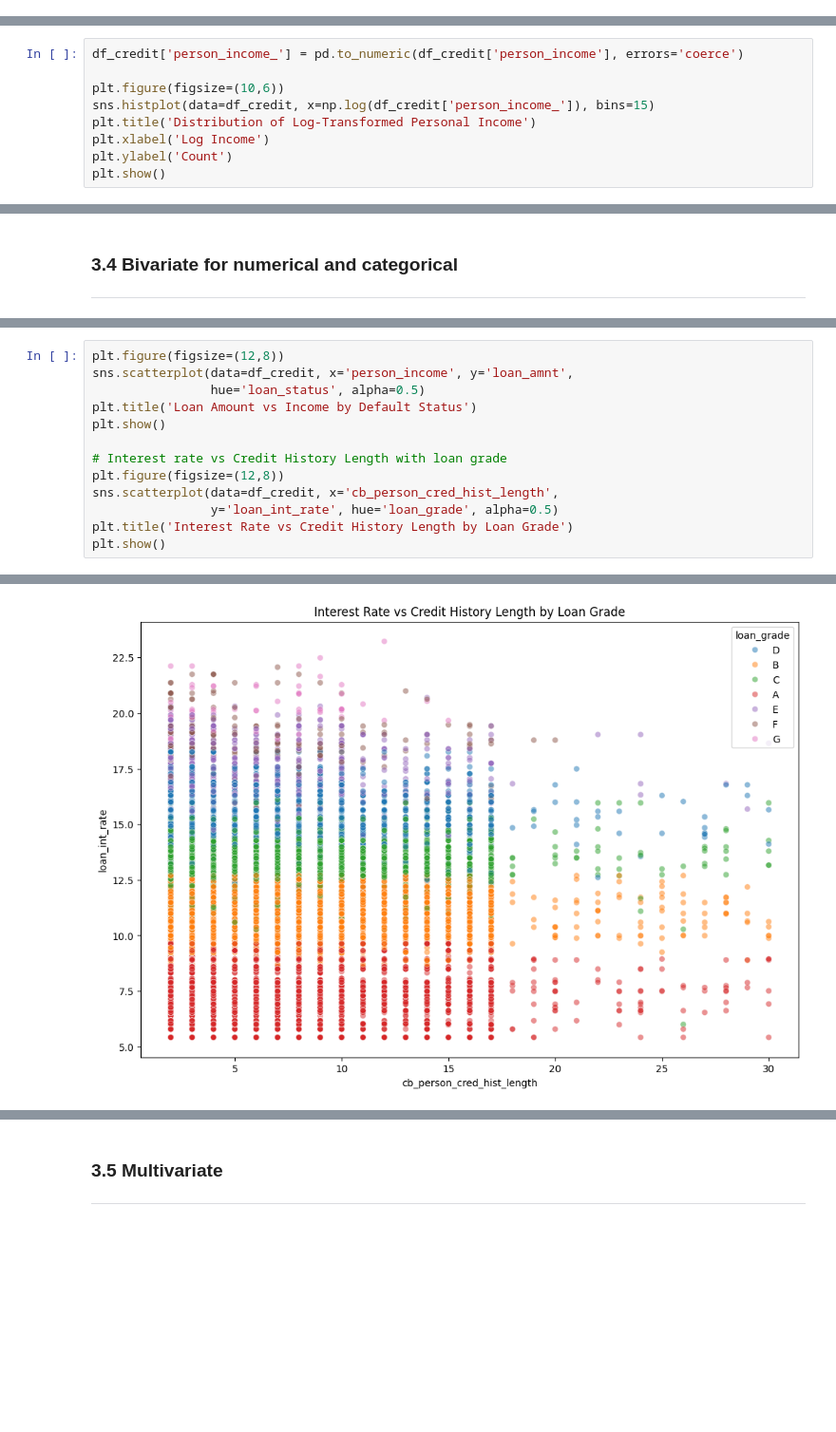
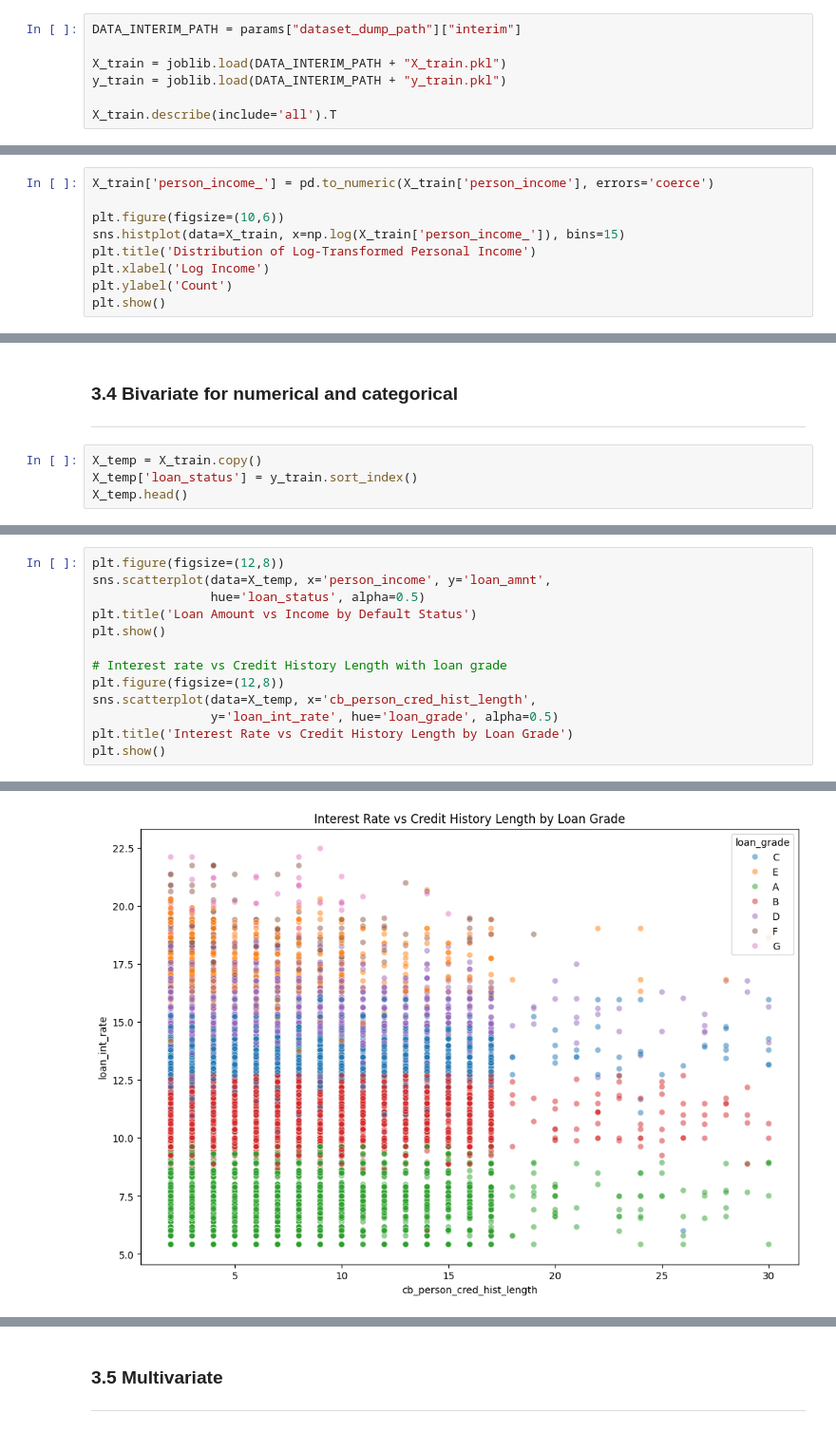
Before and after one commit to TOGICANDRA2734/Credit-Risk-Prediction, a Jupyter notebook: ml_process.ipynb, the cells around one changed output, grey strips where cells are left out. Shown at 95% size. Saved outputs shown, nothing was run; the diff lists cells and outputs as text; blank space fills up the shorter version.

```diff
--- a/ml_process.ipynb
+++ b/ml_process.ipynb
@@ -379,0 +364,7 @@ df_credit.describe(include='all').T
+# %%
+DATA_INTERIM_PATH = params["dataset_dump_path"]["interim"]
+
+X_train = joblib.load(DATA_INTERIM_PATH + "X_train.pkl")
+y_train = joblib.load(DATA_INTERIM_PATH + "y_train.pkl")
+
+X_train.describe(include='all').T
@@ -439,10 +454,10 @@ plt.show()
 #### **3.1.2 Income**
 ---
 # %%
-df_credit['person_income_'] = pd.to_numeric(df_credit['person_income'], errors='coerce')
+X_train['person_income_'] = pd.to_numeric(X_train['person_income'], errors='coerce')
 
 plt.figure(figsize=(10,6))
-sns.histplot(data=df_credit, x=np.log(df_credit['person_income_']), bins=15)
+sns.histplot(data=X_train, x=np.log(X_train['person_income_']), bins=15)
 plt.title('Distribution of Log-Transformed Personal Income')
 plt.xlabel('Log Income')
 plt.ylabel('Count')
@@ -629,3 +643,7 @@ df_credit[df_credit['person_emp_length'] > 100]
 ### **3.4 Bivariate for numerical and categorical**
 
 ---
+# %%
+X_temp = X_train.copy()
+X_temp['loan_status'] = y_train.sort_index()
+X_temp.head()
@@ -685,14 +710,14 @@ loan_status
 ... (3 outputs left out)
 # %%
 plt.figure(figsize=(12,8))
-sns.scatterplot(data=df_credit, x='person_income', y='loan_amnt',
+sns.scatterplot(data=X_temp, x='person_income', y='loan_amnt',
                 hue='loan_status', alpha=0.5)
 plt.title('Loan Amount vs Income by Default Status')
 plt.show()
 
 # Interest rate vs Credit History Length with loan grade
 plt.figure(figsize=(12,8))
-sns.scatterplot(data=df_credit, x='cb_person_cred_hist_length',
+sns.scatterplot(data=X_temp, x='cb_person_cred_hist_length',
                 y='loan_int_rate', hue='loan_grade', alpha=0.5)
 plt.title('Interest Rate vs Credit History Length by Loan Grade')
 plt.show()
@@ -701,4 +726,4 @@ plt.show()
-[figure, old version]
+[figure, new version]
 # %%
 # Pair plot for key numerical variables colored by loan status
 key_vars = ['loan_amnt', 'loan_int_rate', 'person_income', 'loan_percent_income']
```
Also changed, not shown: parts of 24 cells of this notebook, 1 other file.
